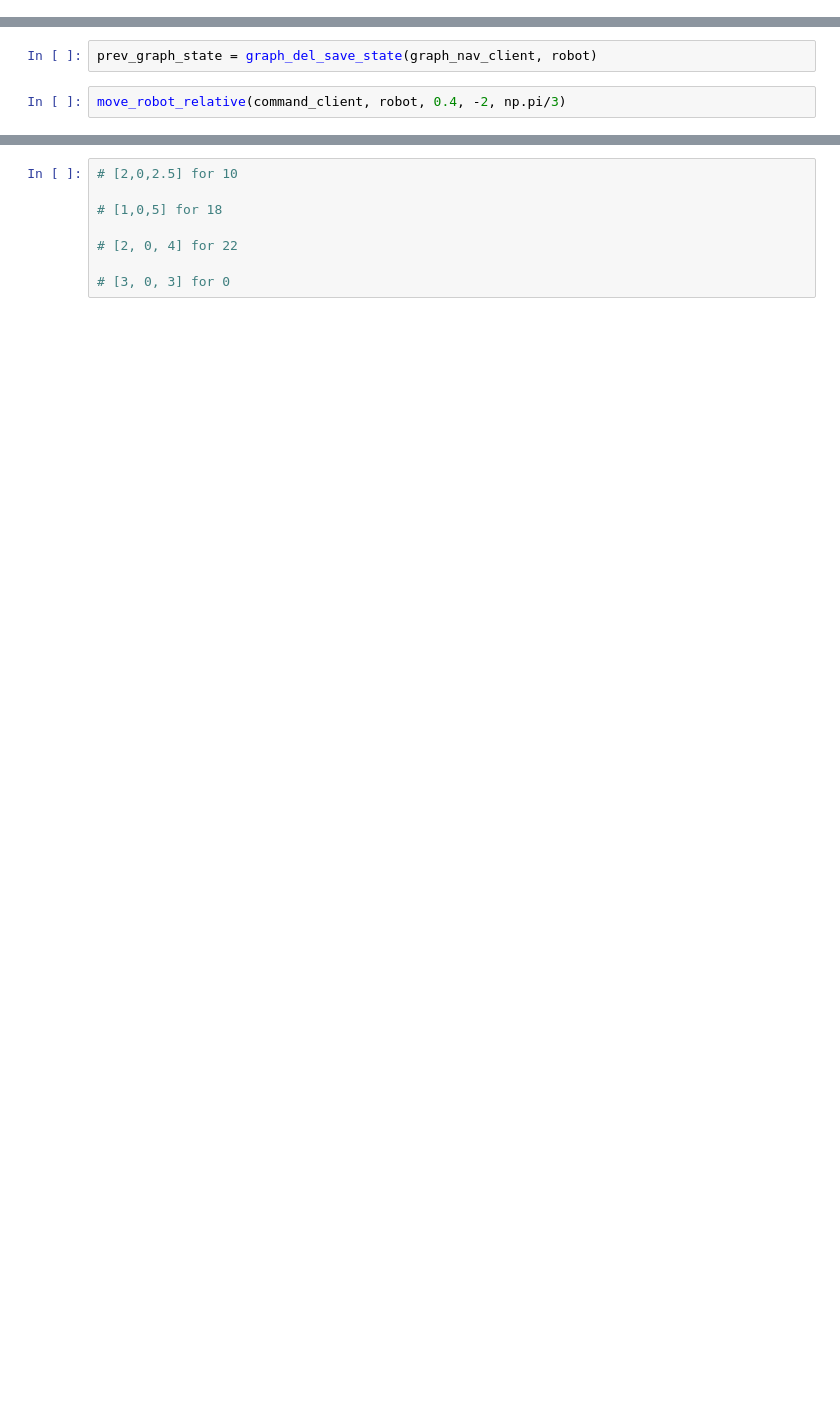
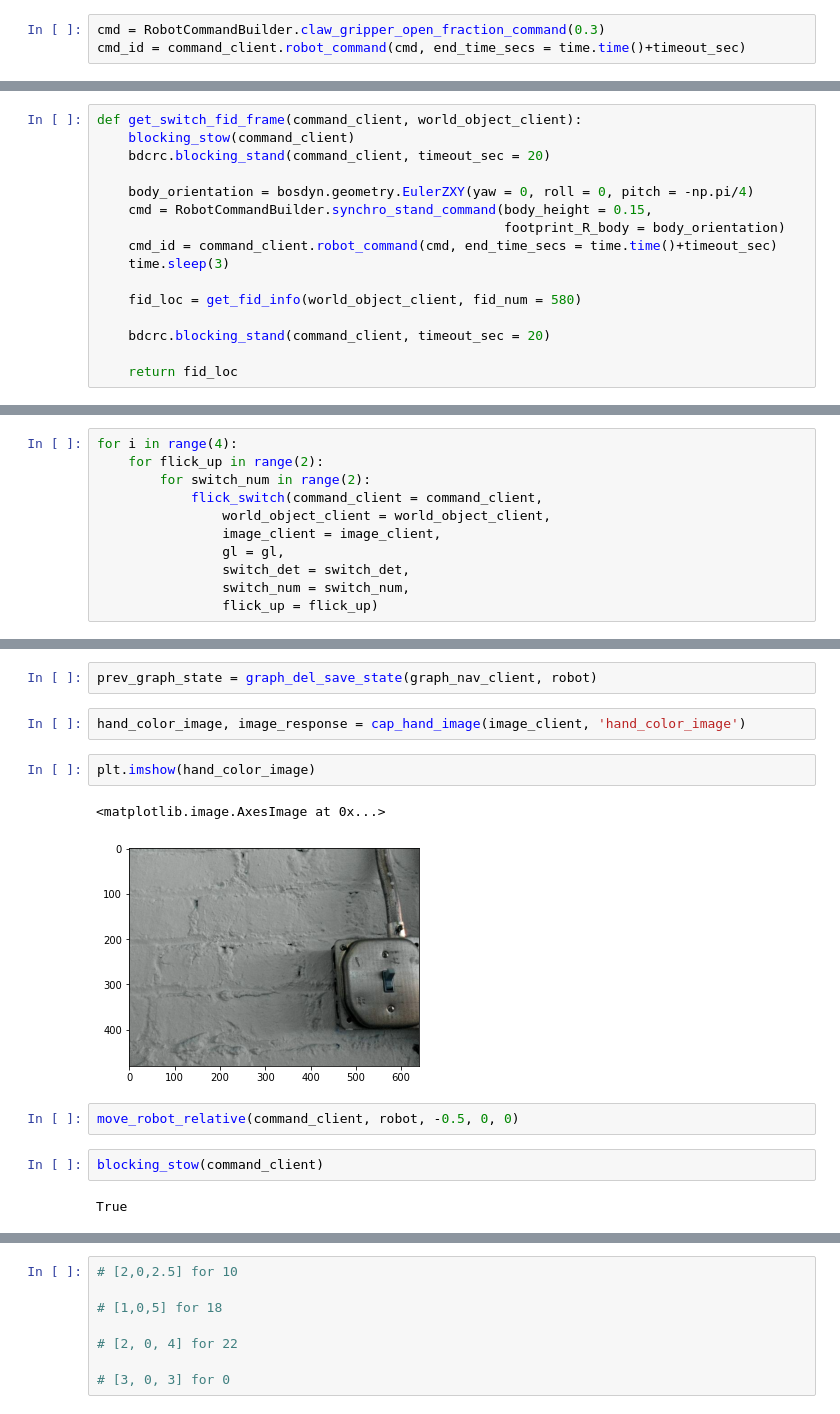
Before and after one commit to groundlight/spot-recycle-cans, a Jupyter notebook: LightTool.ipynb, the cells around one changed output, grey strips where cells are left out. Cells and saved outputs as stored; diff of their text form; blank space fills up the shorter version.

Commit message:
is able to flick switches at ~80% reliability

```diff
--- a/LightTool.ipynb
+++ b/LightTool.ipynb
@@ -44,0 +200,3 @@ WARNING:root:Upload complete! The robot is currently not localized to the map; p
+# %%
+cmd = RobotCommandBuilder.claw_gripper_open_fraction_command(0.3)
+cmd_id = command_client.robot_command(cmd, end_time_secs = time.time()+timeout_sec)
@@ -44,0 +207,16 @@ WARNING:root:Upload complete! The robot is currently not localized to the map; p
+# %%
+def get_switch_fid_frame(command_client, world_object_client):
+    blocking_stow(command_client)
+    bdcrc.blocking_stand(command_client, timeout_sec = 20)
+
+    body_orientation = bosdyn.geometry.EulerZXY(yaw = 0, roll = 0, pitch = -np.pi/4)
+    cmd = RobotCommandBuilder.synchro_stand_command(body_height = 0.15,
+                                                    footprint_R_body = body_orientation)
+    cmd_id = command_client.robot_command(cmd, end_time_secs = time.time()+timeout_sec)
+    time.sleep(3)
+
+    fid_loc = get_fid_info(world_object_client, fid_num = 580)
+
+    bdcrc.blocking_stand(command_client, timeout_sec = 20)
+
+    return fid_loc
@@ -44,0 +282,11 @@ WARNING:root:Upload complete! The robot is currently not localized to the map; p
+# %%
+for i in range(4):
+    for flick_up in range(2):
+        for switch_num in range(2):
+            flick_switch(command_client = command_client,
+                world_object_client = world_object_client,
+                image_client = image_client,
+                gl = gl,
+                switch_det = switch_det,
+                switch_num = switch_num,
+                flick_up = flick_up)
@@ -50,4 +337,15 @@ move_robot_relative(command_client, robot, 1, -0.2, np.pi/2)
 # %%
 prev_graph_state = graph_del_save_state(graph_nav_client, robot)
+# %%
+hand_color_image, image_response = cap_hand_image(image_client, 'hand_color_image')
+# %%
+plt.imshow(hand_color_image)
+# %% [output]
+<matplotlib.image.AxesImage at 0x...>
+[figure, added]
 # %%
-move_robot_relative(command_client, robot, 0.4, -2, np.pi/3)
+move_robot_relative(command_client, robot, -0.5, 0, 0)
+# %%
+blocking_stow(command_client)
+# %% [output]
+True
```
Also changed, not shown: parts of 61 cells of this notebook, 1 other file.
